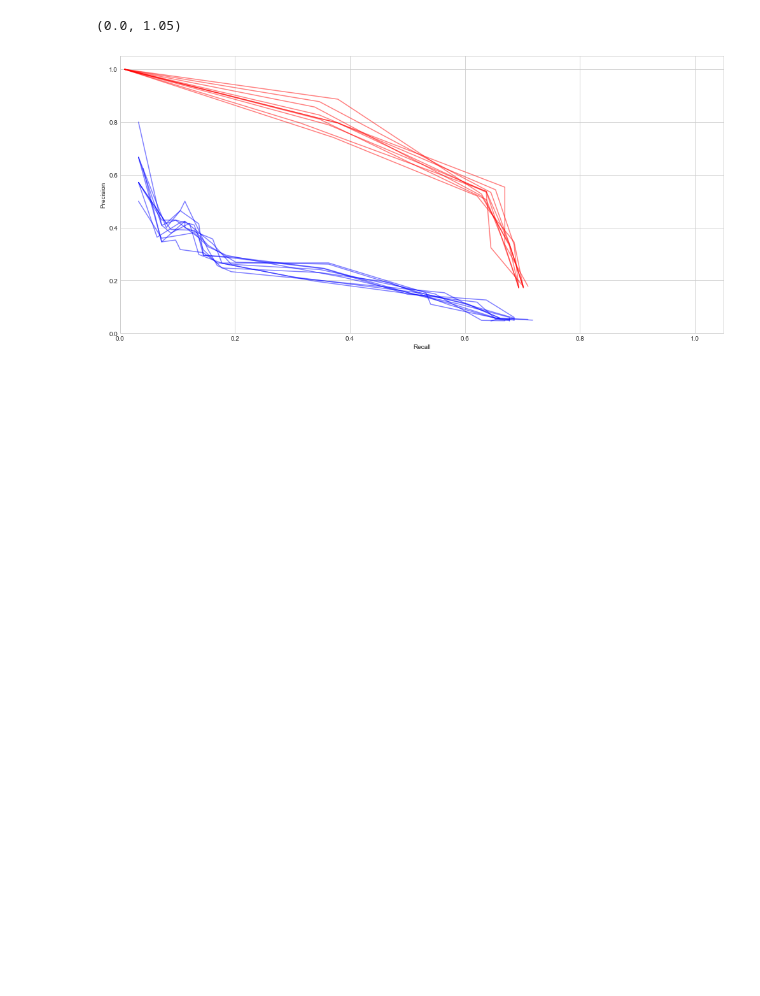
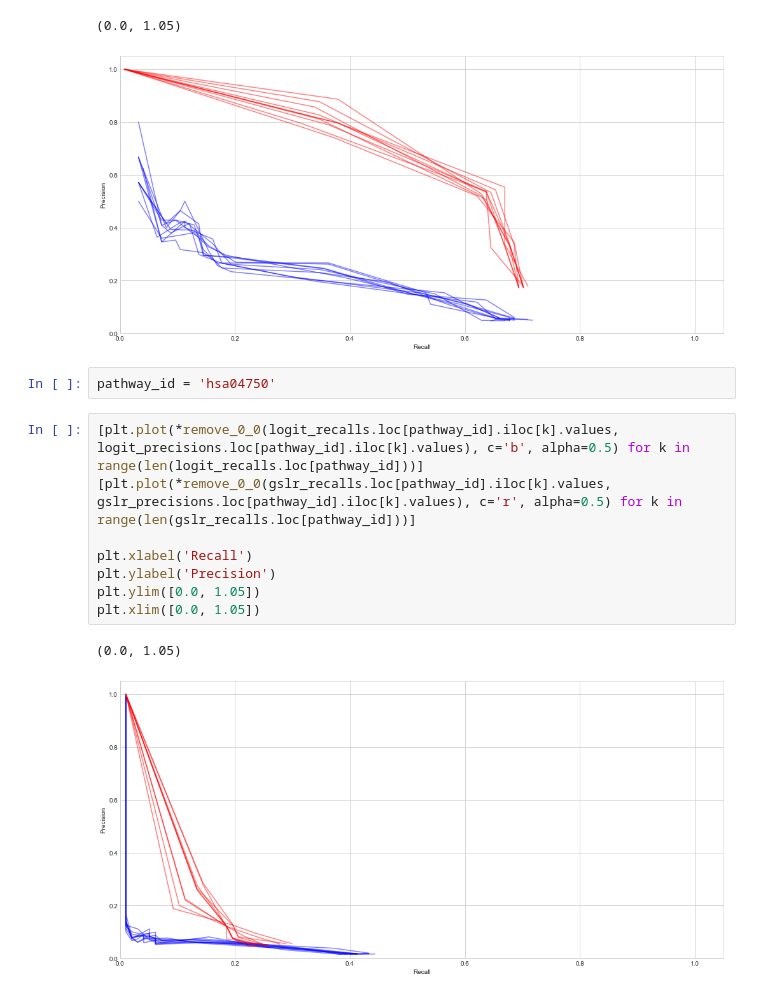
Before and after one commit to fraenkel-lab/GSLR, a Jupyter notebook: experiments/algorithms/Logit_PR_vs_GSLR_pr.ipynb, the cells around one changed output. Cells and saved outputs as stored; diff of their text form; blank space fills up the shorter version.

Commit message:
More "individual" dataset plots

```diff
--- a/experiments/algorithms/Logit_PR_vs_GSLR_pr.ipynb
+++ b/experiments/algorithms/Logit_PR_vs_GSLR_pr.ipynb
@@ -139,3 +139,16 @@ plt.xlim([0.0, 1.05])
 # %% [output]
 (0.0, 1.05)
 [figure]
+# %%
+pathway_id = 'hsa04750'
+# %%
+[plt.plot(*remove_0_0(logit_recalls.loc[pathway_id].iloc[k].values, logit_precisions.loc[pathway_id].iloc[k].values), c='b', alpha=0.5) for k in range(len(logit_recalls.loc[pathway_id]))]
+[plt.plot(*remove_0_0(gslr_recalls.loc[pathway_id].iloc[k].values, gslr_precisions.loc[pathway_id].iloc[k].values), c='r', alpha=0.5) for k in range(len(gslr_recalls.loc[pathway_id]))]
+
+plt.xlabel('Recall')
+plt.ylabel('Precision')
+plt.ylim([0.0, 1.05])
+plt.xlim([0.0, 1.05])
+# %% [output]
+(0.0, 1.05)
+[figure, added]
```
Also changed, not shown: parts of 4 cells of this notebook.
